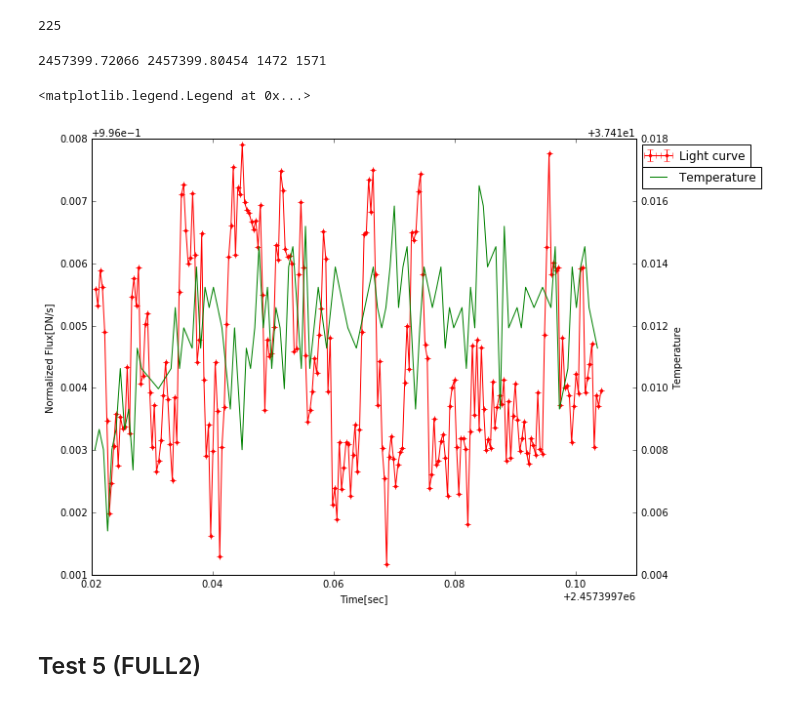
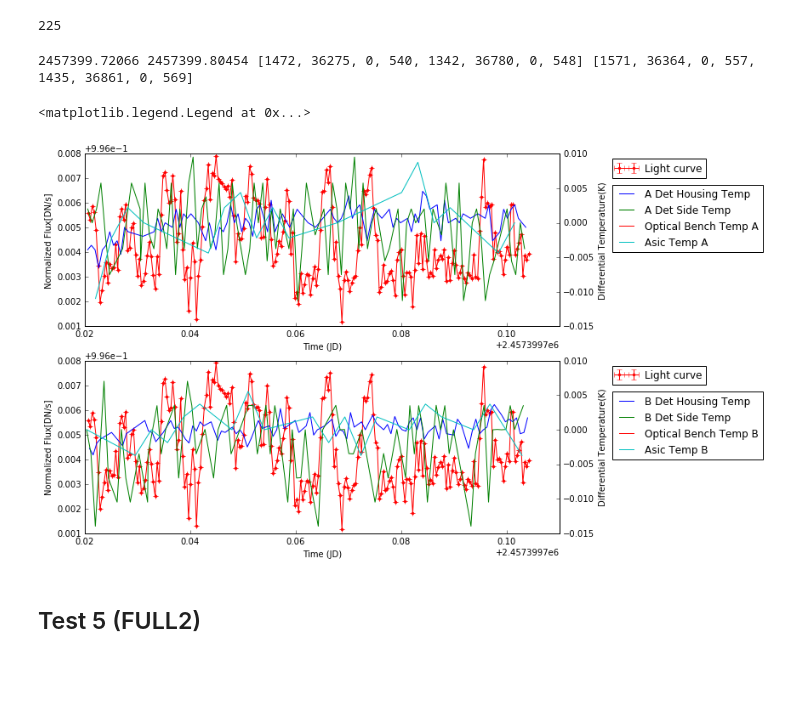
Before and after one commit to rafia37/NIRCam-data-analysis, a Jupyter notebook: Proper Light Curves.ipynb, the cells around one changed output. Cells and saved outputs as stored; diff of their text form; code cells hidden in the pictures; blank space fills up the shorter version.

```diff
--- a/Proper Light Curves.ipynb
+++ b/Proper Light Curves.ipynb
@@ -220,27 +326,52 @@ stime_str = header['DATE-OBS']+'T'+header['TIME-OBS']
 etime_str = header['DATE-END']+'T'+header['TIME-END']
 stime = Time(stime_str).jd
 etime = Time(etime_str).jd
-stime_ind = closest_value(x, stime)[0]
-etime_ind = closest_value(x, etime)[0]
+stime_ind = []
+etime_ind = []
+for i in range(0,8):
+    if len(x_data[i]) != 0:
+        stime_ind.append(closest_value(x_data[i], stime)[0])
+        etime_ind.append(closest_value(x_data[i], etime)[0])
+    else:
+        stime_ind.append(0)
+        etime_ind.append(0)
 print stime, etime, stime_ind, etime_ind
 # %% [output]
-2457399.72066 2457399.80454 1472 1571
+2457399.72066 2457399.80454 [1472, 36275, 0, 540, 1342, 36780, 0, 548] [1571, 36364, 0, 557, 1435, 36861, 0, 569]
 # %%
 jd_time = data4['Time']/86400
-# %%
-x1 = jd_time + stime
-y1 = data4['a1_b4_res_flux']
-rl.light_curve(x1, y1, 0, 0, 'r.-', 'Light curve')
-plt.legend(loc='best', bbox_to_anchor=(1, 1))
-plt.twinx()
-x2 = x[stime_ind:etime_ind]
-y2 = y[stime_ind:etime_ind]
-plt.ylabel('Temperature')
-plt.plot(x2, y2, 'g-', label = 'Temperature')
-plt.legend(loc='upper left', bbox_to_anchor=(1, 0.95))
-# %% [output]
-<matplotlib.legend.Legend at 0x...>
-[figure, removed]
+# %%
+x = jd_time + stime
+y = data4['a1_b4_res_flux']
+#Light curve with A detector temperatures
+plt.subplot(2,1,1)
+rl.light_curve(x, y, 0, 0, 'r.-', 'Light curve')
+plt.xlabel('Time (JD)')
+plt.legend(loc='upper left', bbox_to_anchor=(1.1, 1))
+plt.twinx()
+for i in range(0,4):
+    x1 = x_data[i][stime_ind[i]:etime_ind[i]]
+    y1 = (y_data[i][stime_ind[i]:etime_ind[i]]).astype(np.float)
+    offset = np.median(y1)
+    plt.ylabel('Differential Temperature(K)')
+    plt.plot(x1, y1 - offset, label = '%s' % description[i])
+plt.legend(loc='upper left', bbox_to_anchor=(1.1, 0.85))
+#Light curve with B detector temperatures
+plt.subplot(2,1,2)
+rl.light_curve(x, y, 0, 0, 'r.-', 'Light curve')
+plt.xlabel('Time (JD)')
+plt.legend(loc='upper left', bbox_to_anchor=(1.1, 1))
+plt.twinx()
+for i in range(4,8):
+    x1 = x_data[i][stime_ind[i]:etime_ind[i]]
+    y1 = (y_data[i][stime_ind[i]:etime_ind[i]]).astype(np.float)
+    offset = np.median(y1)
+    plt.ylabel('Differential Temperature(K)')
+    plt.plot(x1, y1 - offset, label = '%s' % description[i])
+plt.legend(loc='upper left', bbox_to_anchor=(1.1, 0.85))
+# %% [output]
+<matplotlib.legend.Legend at 0x...>
+[figure, added]
 # %% [markdown]
 ## Test 5 (FULL2)
 # %%
```
Also changed, not shown: parts of 25 cells of this notebook.
